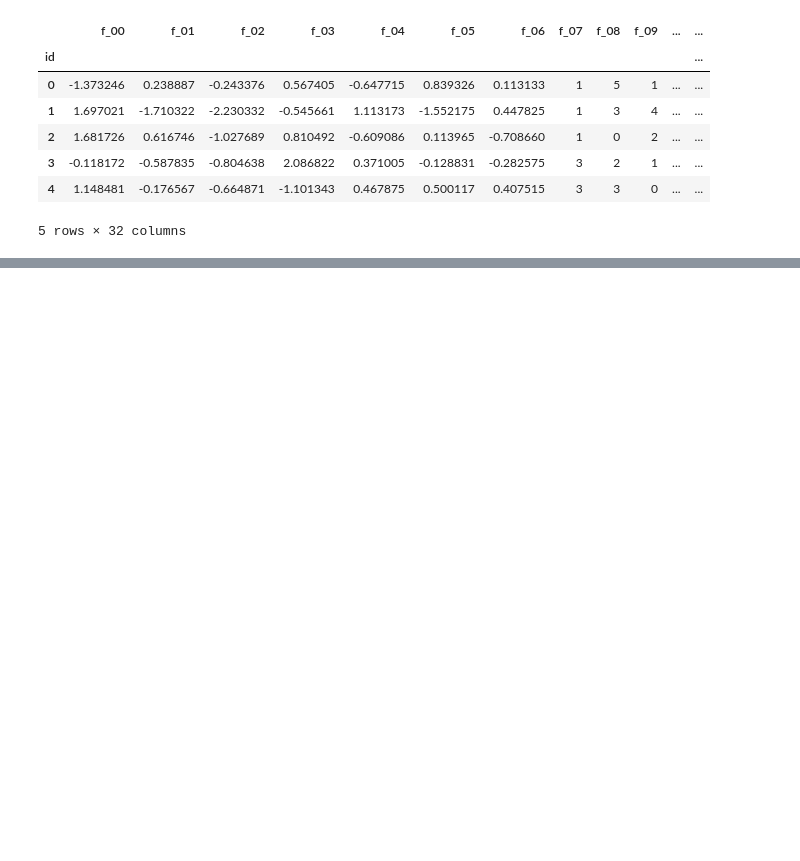
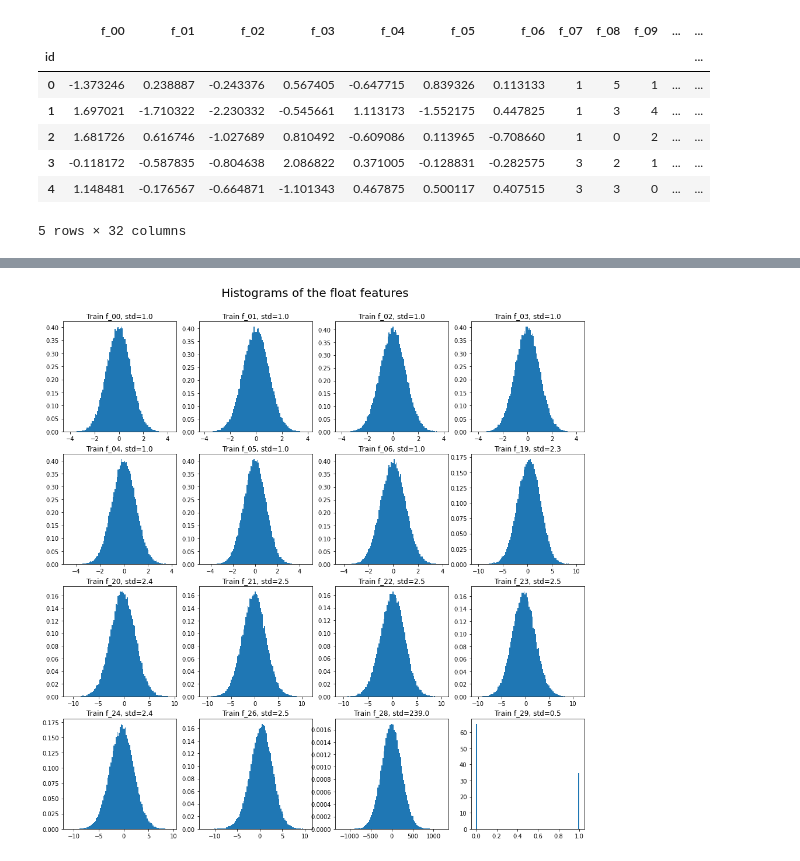
Before and after one commit to Chirag314/Tabular-Data-Series, a Jupyter notebook: TPMay.ipynb, the cells around one changed output, grey strips where cells are left out. Drawn from its saved outputs; the diff is of its cells as text; code cells hidden in the pictures; blank space fills up the shorter version.

```diff
--- a/TPMay.ipynb
+++ b/TPMay.ipynb
@@ -101,9 +104,10 @@ train.select_dtypes(['float64']).head()
 | 4 | 1.148481 | -0.176567 | -0.664871 | -1.101343 | 0.467875 | 0.500117 | 0.407515 | -0.126179 | 0.605033 | 1.133665 | -3.912929 | ... |
 # %%
 #Convert float to int for memory saving and fast execution
-float_list = train.select_dtypes(include=[np.float64]).columns
-float_list
-train[float_list] = train[float_list].astype(np.float32)
+float_list_train = train.select_dtypes(include=[np.float64]).columns
+train[float_list_train] = train[float_list_train].astype(np.float32)
+int_list_train = train.select_dtypes(include=[np.int64]).columns
+train[int_list_train] = train[int_list_train].astype(np.int16)
 train.info()
 # %% [output]
 <class 'pandas.core.frame.DataFrame'>
@@ -157,0 +178,12 @@ array([[<matplotlib.axes._subplots.AxesSubplot object at 0x...>,
+# %%
+# Check out distribution of features using diagram
+# Check float features
+
+fig, axs = plt.subplots(4,4 ,figsize=(16,16))
+for f, ax in zip(float_list_train,axs.ravel()):
+  ax.hist(train[f], density=True, bins=100)
+  ax.set_title(f'Train {f}, std={train[f].std():.1f}')
+plt.suptitle('Histograms of the float features',y=0.93,fontsize=20)
+plt.show()
+# %% [output]
+[figure, added]
```
Also changed, not shown: parts of 15 cells of this notebook.
